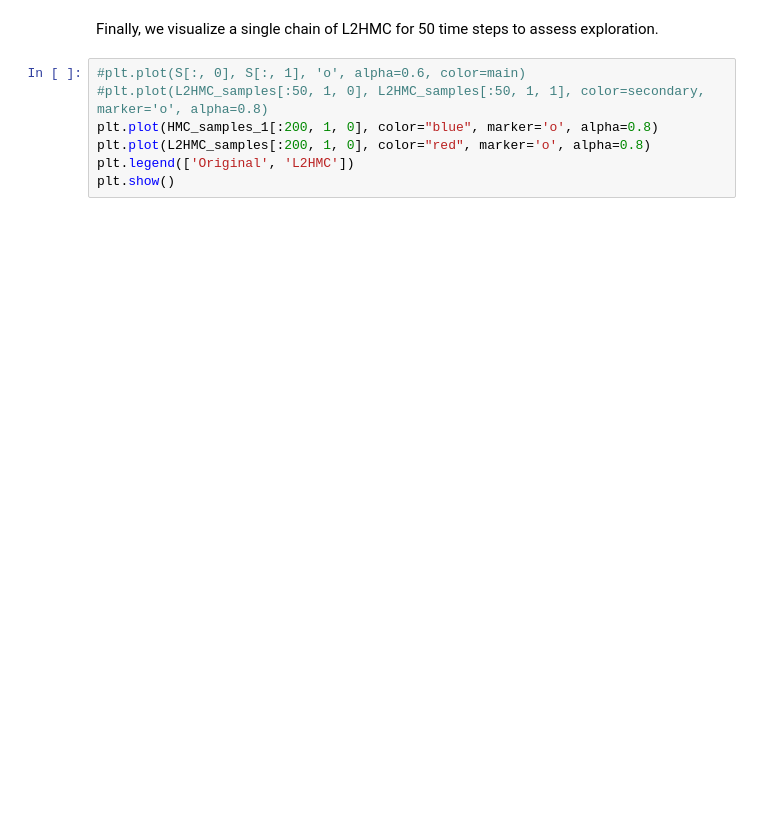
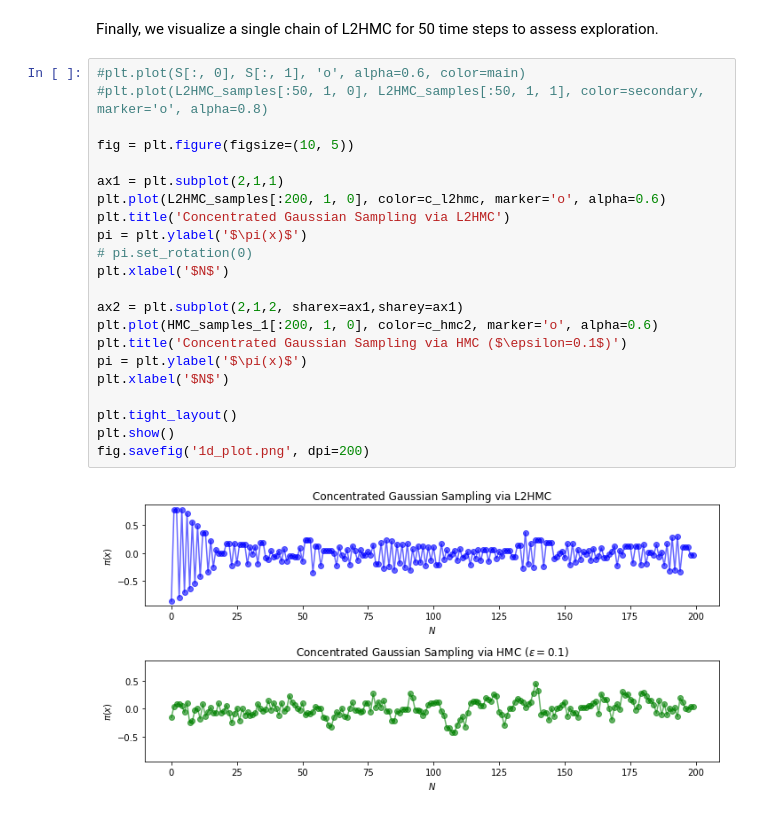
Before and after one commit to joeylitalien/l2hmc, a Jupyter notebook: experiments/Concentrated1DGaussian.ipynb, the cells around one changed output. Drawn from its saved outputs; the diff is of its cells as text; blank space fills up the shorter version.

```diff
--- a/experiments/Concentrated1DGaussian.ipynb
+++ b/experiments/Concentrated1DGaussian.ipynb
@@ -206,7 +226,24 @@ Finally, we visualize a single chain of L2HMC for 50 time steps to assess explor
 # %%
 #plt.plot(S[:, 0], S[:, 1], 'o', alpha=0.6, color=main)
 #plt.plot(L2HMC_samples[:50, 1, 0], L2HMC_samples[:50, 1, 1], color=secondary, marker='o', alpha=0.8)
-plt.plot(HMC_samples_1[:200, 1, 0], color="blue", marker='o', alpha=0.8)
-plt.plot(L2HMC_samples[:200, 1, 0], color="red", marker='o', alpha=0.8)
-plt.legend(['Original', 'L2HMC'])
+
+fig = plt.figure(figsize=(10, 5))
+
+ax1 = plt.subplot(2,1,1)
+plt.plot(L2HMC_samples[:200, 1, 0], color=c_l2hmc, marker='o', alpha=0.6)
+plt.title('Concentrated Gaussian Sampling via L2HMC')
+pi = plt.ylabel('$\pi(x)$')
+# pi.set_rotation(0)
+plt.xlabel('$N$')
+
+ax2 = plt.subplot(2,1,2, sharex=ax1,sharey=ax1)
+plt.plot(HMC_samples_1[:200, 1, 0], color=c_hmc2, marker='o', alpha=0.6)
+plt.title('Concentrated Gaussian Sampling via HMC ($\epsilon=0.1$)')
+pi = plt.ylabel('$\pi(x)$')
+plt.xlabel('$N$')
+
+plt.tight_layout()
 plt.show()
+fig.savefig('1d_plot.png', dpi=200)
+# %% [output]
+[figure, added]
```
Also changed, not shown: parts of 4 cells of this notebook, 2 other files.
